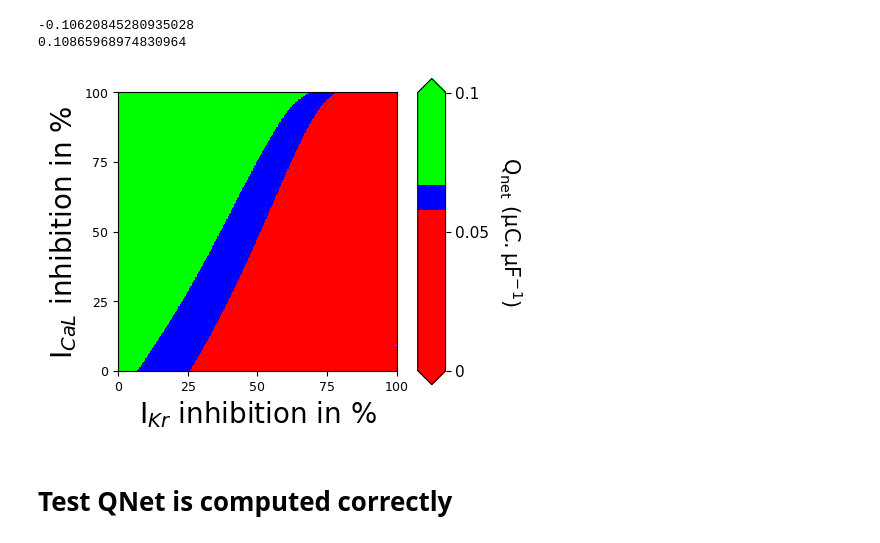
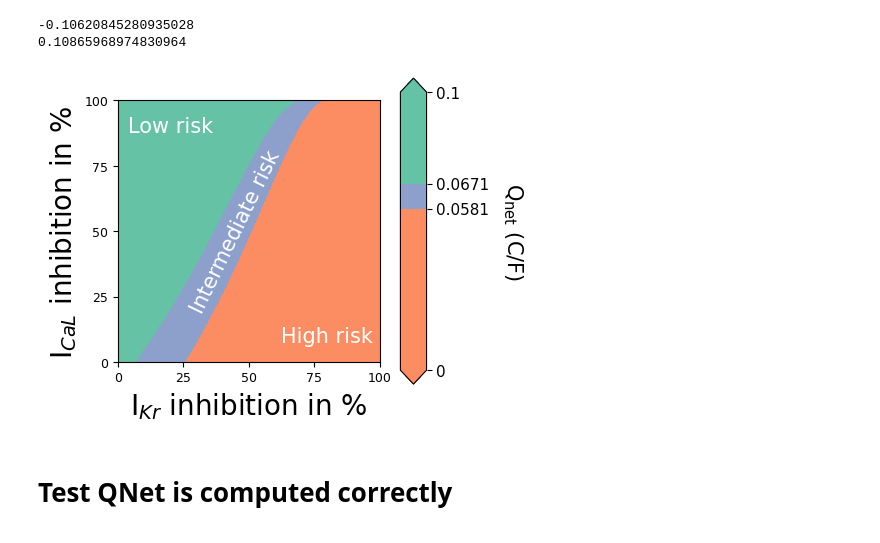
Before and after one commit to CardiacModelling/APD90_ex_vivo_vs_in_silico, a Jupyter notebook: Simulate and plot 2-D map of QNet (without dyn IKr binding)/2-D map of QNet.ipynb, the cells around one changed output. Cells and saved outputs as stored; diff of their text form; code cells hidden in the pictures.

```diff
--- a/Simulate and plot 2-D map of QNet (without dyn IKr binding)/2-D map of QNet.ipynb
+++ b/Simulate and plot 2-D map of QNet (without dyn IKr binding)/2-D map of QNet.ipynb
@@ -37,40 +37,46 @@ ax.tick_params(labelsize = 9)
 ax.set_xlabel('I$_{Kr}$ inhibition in %', fontsize = 20)
 ax.set_ylabel('I$_{CaL}$ inhibition in %', fontsize = 20)
 
 # Adjust the colormap
 cmax = 0.1
 cmin = 0
 n_points = 256
 viridis = cm.get_cmap('viridis', n_points)
 newcolors = viridis(np.linspace(0, 1, n_points))
 # Low risk category in green above 0.0671
 index_low = int((0.0671 - cmin) / (cmax-cmin) * n_points)
-newcolors[index_low:] = [0, 1, 0, 1]
+newcolors[index_low:] = [102/255, 194/255, 165/255, 1]
 # Mid risk category in blue between 0.0581 and 0.0671
 index_mid = int((0.0581 - cmin) / (cmax-cmin) * n_points)
-newcolors[index_mid:index_low] = [0, 0, 1, 1]
+newcolors[index_mid:index_low] = [141/255, 160/255, 203/255, 1]
 # High risk category in red below 0.0581
-newcolors[:index_mid] = [1, 0, 0, 1]
+newcolors[:index_mid] = [252/255, 141/255, 98/255, 1]
 newcmp = clrs.ListedColormap(newcolors)
 
 # Plot
 image=ax.imshow(map_2D, cmap = newcmp, vmin = cmin, vmax = cmax, origin='lower')
 
+# Add some text in the bottom right of the plot saying "High risk"
+ax.text(x = 80, y = 10, ha = 'center', va = 'center', s = 'High risk', fontsize = 15, color = 'white')
+ax.text(x = 20, y = 90, ha = 'center', va = 'center', s = 'Low risk', fontsize = 15, color = 'white')
+# Add another bit of text rotated to 60 degrees
+ax.text(x =45, y = 50, ha = 'center', va = 'center', s = 'Intermediate risk', fontsize = 15, color = 'white', rotation = 64)
+
 # Add the legend
 ax=axes[1]
 #legend = ax.imshow(np.zeros((400, 1)), cmap = newcmp, vmin = cmin, vmax = cmax)
 cbar = fig.colorbar(image, cax = ax, shrink = 1, extend = 'both')
-cbar.set_ticks([0, 0.05, 0.1])
-cbar.ax.set_yticklabels([0, 0.05, 0.1], fontsize = 11)
-cbar.set_label('$\mathregular{Q_{net}}$ $\mathregular{(\mu C.\mu F^{-1})}$', rotation=270, fontsize = 15, labelpad = 25)
+cbar.set_ticks([0, 0.0581, 0.0671, 0.1])
+cbar.ax.set_yticklabels([0, 0.0581, 0.0671,0.1], fontsize = 11)
+cbar.set_label('$\mathregular{Q_{net}}$ $\mathregular{(C/F)}$', rotation=270, fontsize = 15, labelpad = 25)
 #ax.text(x = 2.5, y = 75, ha = 'center', va = 'center', s = '$\mathregular{\Delta APD_{90}}$ (ms)', rotation=270, fontsize = 15)
 
 # Tight layout and save
 plt.tight_layout()
 plt.savefig('2-D map of Qnet.png', dpi = 300)
 plt.savefig('2-D map of Qnet.pdf', format = 'pdf', transparent=True)
 # %% [output]
-[figure, old version]
+[figure, new version]
 # %% [markdown]
 # Test QNet is computed correctly
 # %%
```
Also changed, not shown: parts of 2 cells of this notebook, 2 other files.
